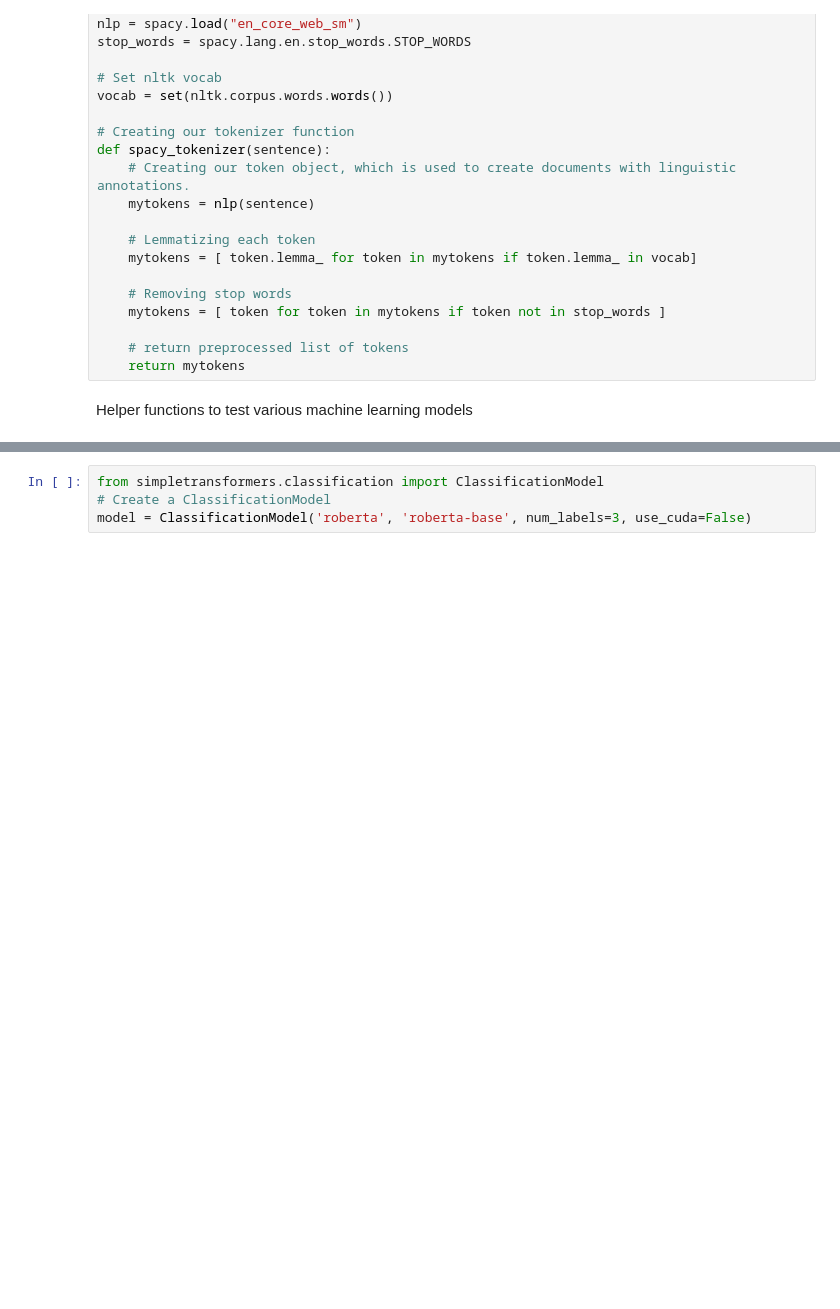
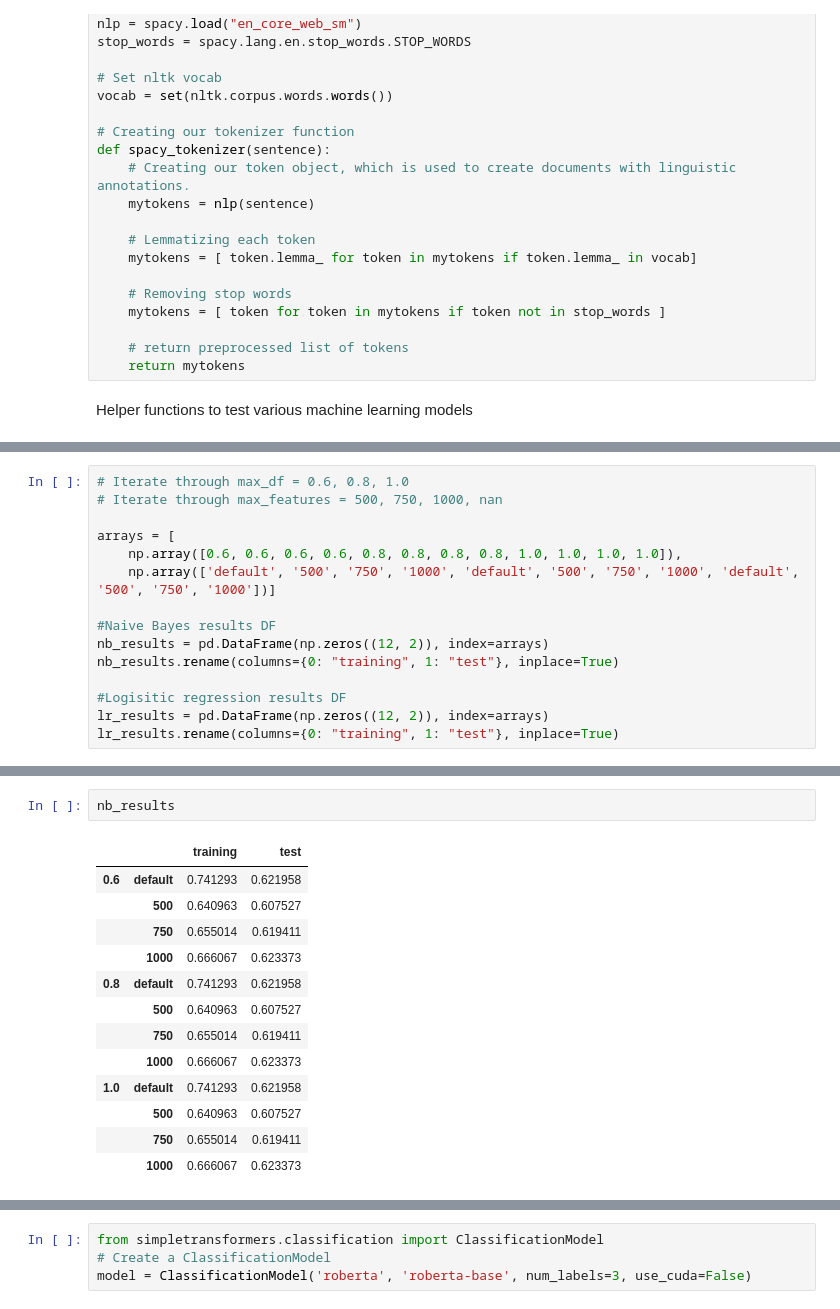
Before and after one commit to bryankj97/BT4222-AppleProductSalesForecasting, a Jupyter notebook: sentiment_scoring.ipynb, the cells around one changed output, grey strips where cells are left out. Cells and saved outputs as stored; diff of their text form; blank space fills up the shorter version.

```diff
--- a/sentiment_scoring.ipynb
+++ b/sentiment_scoring.ipynb
@@ -361,0 +200,15 @@ tweets.to_csv('gdrive/My Drive/BT4222/data/tweets_tfidf.csv', index=False)
+# %%
+# Iterate through max_df = 0.6, 0.8, 1.0
+# Iterate through max_features = 500, 750, 1000, nan
+
+arrays = [
+    np.array([0.6, 0.6, 0.6, 0.6, 0.8, 0.8, 0.8, 0.8, 1.0, 1.0, 1.0, 1.0]),
+    np.array(['default', '500', '750', '1000', 'default', '500', '750', '1000', 'default', '500', '750', '1000'])]
+
+#Naive Bayes results DF
+nb_results = pd.DataFrame(np.zeros((12, 2)), index=arrays)
+nb_results.rename(columns={0: "training", 1: "test"}, inplace=True)
+
+#Logisitic regression results DF
+lr_results = pd.DataFrame(np.zeros((12, 2)), index=arrays)
+lr_results.rename(columns={0: "training", 1: "test"}, inplace=True)
@@ -361,0 +250,16 @@ tweets.to_csv('gdrive/My Drive/BT4222/data/tweets_tfidf.csv', index=False)
+# %%
+nb_results
+# %% [output]
+|  |  | training | test |
+| 0.6 | default | 0.741293 | 0.621958 |
+|  | 500 | 0.640963 | 0.607527 |
+|  | 750 | 0.655014 | 0.619411 |
+|  | 1000 | 0.666067 | 0.623373 |
+| 0.8 | default | 0.741293 | 0.621958 |
+|  | 500 | 0.640963 | 0.607527 |
+|  | 750 | 0.655014 | 0.619411 |
+|  | 1000 | 0.666067 | 0.623373 |
+| 1.0 | default | 0.741293 | 0.621958 |
+|  | 500 | 0.640963 | 0.607527 |
+|  | 750 | 0.655014 | 0.619411 |
+|  | 1000 | 0.666067 | 0.623373 |
```
Also changed, not shown: parts of 91 cells of this notebook, 1 other file.
